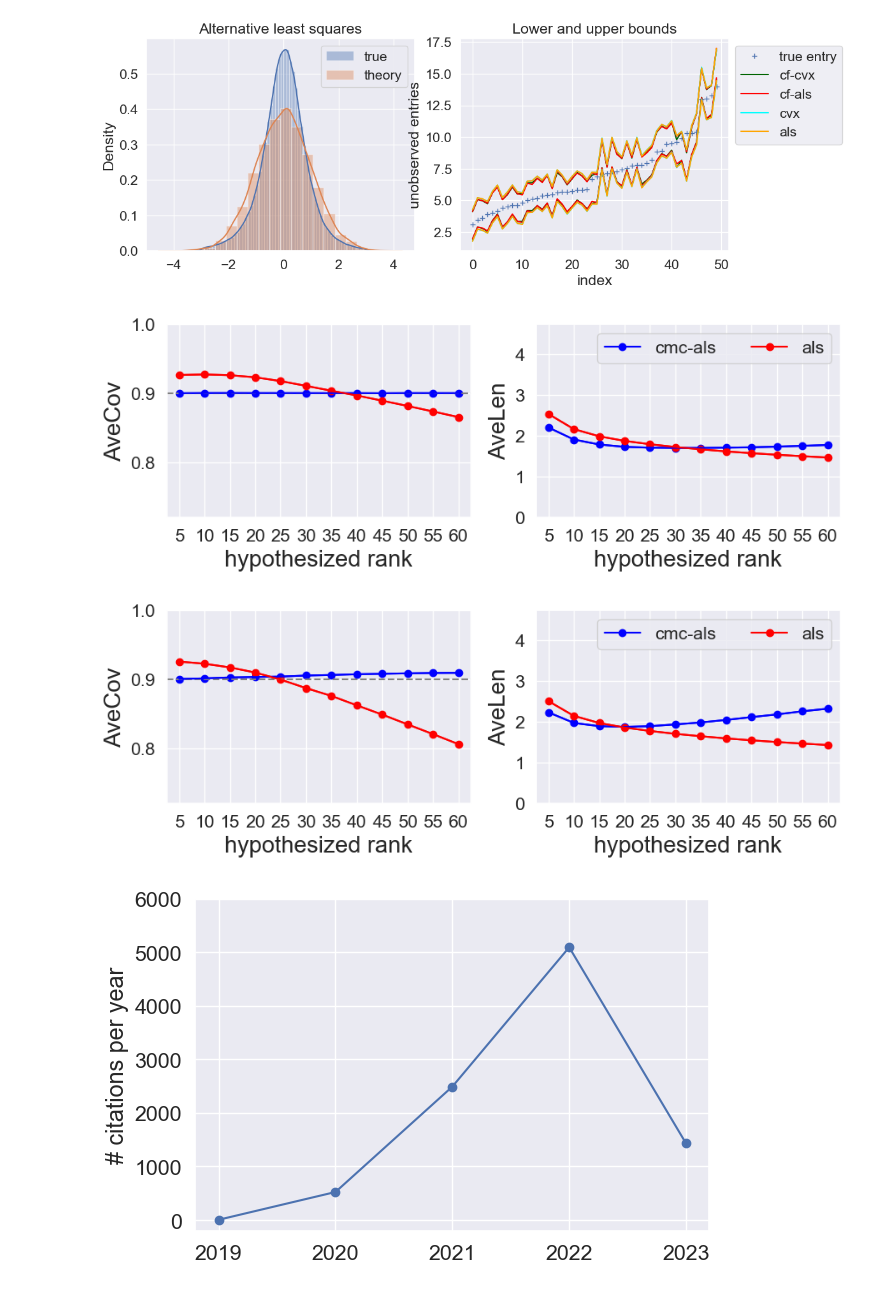
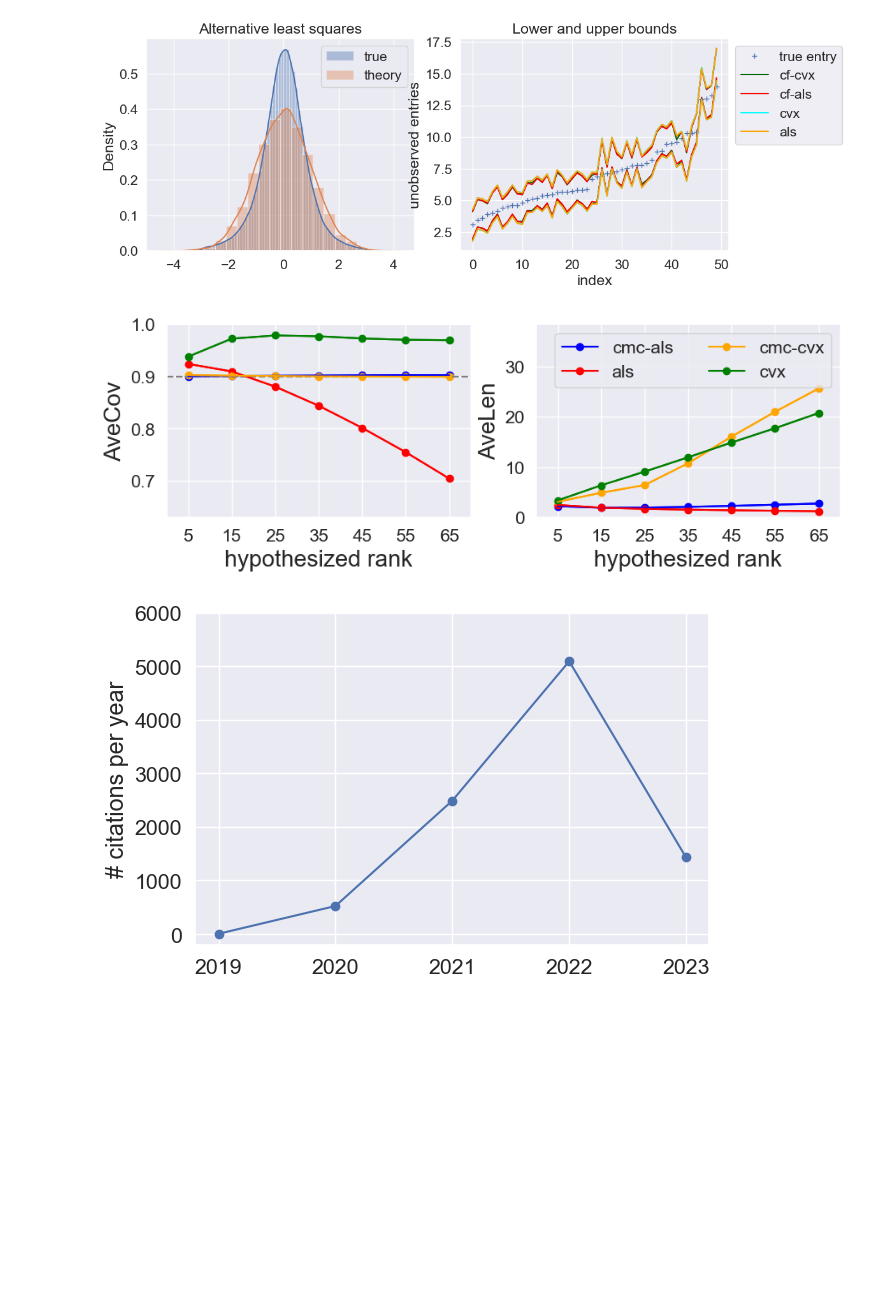
Before and after one commit to yugjerry/conf-mc, a Jupyter notebook: python/conf-mc-sales.ipynb, the cells around one changed output. Cells and saved outputs as stored; diff of their text form; code cells hidden in the pictures; blank space fills up the shorter version.

```diff
--- a/python/conf-mc-sales.ipynb
+++ b/python/conf-mc-sales.ipynb
@@ -32,6 +32,26 @@ def simu_sales(alpha,het,M_ob,pr,rk,kap,plot=False,full_exp=False):
         m = 200
         P[:,4:d2:5] = pr/3
         P[np.random.choice(P.shape[0],m),:] = pr/3
+    if het=='logis':
+        L = 0.5
+        u = L*np.random.uniform(-1,1,d1).reshape((d1,1))
+        v = L*np.random.uniform(-1,1,d2).reshape((d2,1))
+        o1 = np.ones((d1,1))
+        o2 = np.ones((d2,1))
+        AA = u[:,:1]@o2.T + o1@v[:,:1].T
+        P = 1/(1+np.exp(-AA))
+        m = 200
+        P[:,4:d2:5] = P[:,4:d2:5]/3
+        P[np.random.choice(P.shape[0],m),:] = P[np.random.choice(P.shape[0],m),:]/3
+    if het=='logis2':
+        L = 0.5
+        u = L*np.random.uniform(0,2,d1).reshape((d1,1))
+        v = L*np.random.uniform(-1,1,d2).reshape((d2,1))
+        AA = u@v.T
+        P = 1/(1+np.exp(-AA))
+#         m = 200
+#         P[:,4:d2:5] = P[:,4:d2:5]/3
+#         P[np.random.choice(P.shape[0],m),:] = P[np.random.choice(P.shape[0],m),:]/3
     S = np.less(np.random.rand(d1,d2), P)
     A = M_ob*S
     return cfmc_simu(alpha,rk,A,M_ob,P,het,kap,sigma_true,plot,full_exp)
@@ -82,8 +97,9 @@ plt.show()
 # %%
-alpha = 0.1
-print(norm.ppf(1-alpha/2))
-pr = 0.6
-rk = 10
-kap = 1
-res = simu_sales(alpha,M_sale,pr,rk,kap,plot=True)
-print(res)
+# alpha = 0.1
+# print(norm.ppf(1-alpha/2))
+# pr = 0.6
+# rk = 50
+# kap = 1
+# het = 'logis2'
+# res = simu_sales(alpha,het,M_sale,pr,rk,kap,plot=True,full_exp=False)
+# print(res)
@@ -383,7 +416,7 @@ plt.savefig('../plots/sales_plot_'+'_'+str(rk)+'_'+str(alpha)+'.pdf', bbox_inche
 alpha = 0.1
 repN = 100
 data_ = 'sale'
-full_exp = False
+full_exp = True
 if full_exp:
     rk_seq = [5,15,25,35,45,55,65]
 else:
@@ -393,7 +426,7 @@ for d in [500]:
     d1 = d2 = d
     for alpha in [0.1]:
         for pr in [0.8]:
-            for het in ['homo','rank1']:
+            for het in ['logis']:
                 cov_conf = np.zeros(len(rk_seq))
                 cov_conf_hat = np.zeros(len(rk_seq))
                 cov_als = np.zeros(len(rk_seq))
@@ -471,42 +504,41 @@ for d in [500]:
                     ax[0].plot(range(len(rk_seq)), cov_cvx, marker='o', label=label3, c=col_seq[2])
                     ax[0].errorbar(range(len(rk_seq)), cov_cvx, yerr = sd_cov_cvx, c=col_seq[2])
 
-                ax[0].set_ylim((0.8*(1-alpha),1))
+                ax[0].set_ylim((0.7*(1-alpha),1))
                 ax[0].set_xlim((-0.5,len(rk_seq)-0.5))
                 ax[0].set_xlabel('hypothesized rank',fontsize=20)
                 ax[0].set_ylabel('AveCov',fontsize=20)
                 ax[0].set_xticks(np.arange(0,len(rk_seq),1),rk_seq)
                 ax[0].axhline(y = 1-alpha, color = 'grey', linestyle = '--')
 
 
                 ax[1].plot(range(len(rk_seq)), len_conf_hat, marker='o', label=label2, c=col_seq[1])
                 ax[1].errorbar(range(len(rk_seq)), len_conf_hat, yerr = sd_len_conf_hat, c=col_seq[1])
                 ax[1].plot(range(len(rk_seq)), len_als, marker='o', label=label4, c=col_seq[3])
                 ax[1].errorbar(range(len(rk_seq)), len_als, yerr = sd_len_als, c=col_seq[3])
                 if full_exp:
                     ax[1].plot(range(len(rk_seq)), len_conf, marker='o', label=label1, c=col_seq[0])
                     ax[1].errorbar(range(len(rk_seq)), len_conf, yerr = sd_len_conf, c=col_seq[0])
                     ax[1].plot(range(len(rk_seq)), len_cvx, marker='o', label=label3, c=col_seq[2])
                     ax[1].errorbar(range(len(rk_seq)), len_cvx, yerr = sd_len_cvx, c=col_seq[2])
 
                 ax[1].set_xticks(np.arange(0,len(rk_seq),1),rk_seq)
                 ax[1].set_xlabel('hypothesized rank',fontsize=20)
                 ax[1].set_ylabel('AveLen',fontsize=20)
 
                 if full_exp:
                     ymax = max(len_conf)*1.5
                 else:
                     ymax = max(len_conf_hat+len_als)/1
 
                 ax[1].set_ylim((0,ymax))
                 ax[1].set_xlim((-0.5,len(rk_seq)-0.5))
                 ax[1].legend(loc='best',ncol=2)
 
                 plot_dir = '../plots/'+data_+'_rk_'+str(alpha)+'_'+het+'_'+str(pr)+'_'+str(full_exp)+'.pdf'
                 plt.savefig(plot_dir, bbox_inches='tight')
 # %% [output]
-[figure, old version]
+[figure, new version]
-[figure, removed]
 # %%
 fig, ax = plt.subplots(figsize=(6,4))
 fig.tight_layout(pad=0.6)
```
Also changed, not shown: parts of 4 cells of this notebook, 5 other files.
